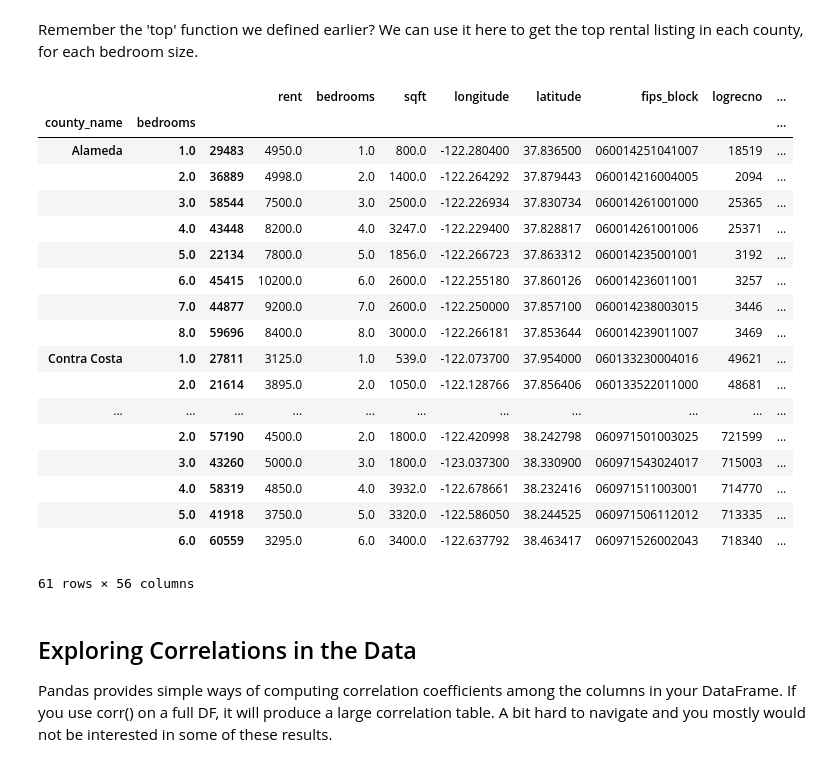
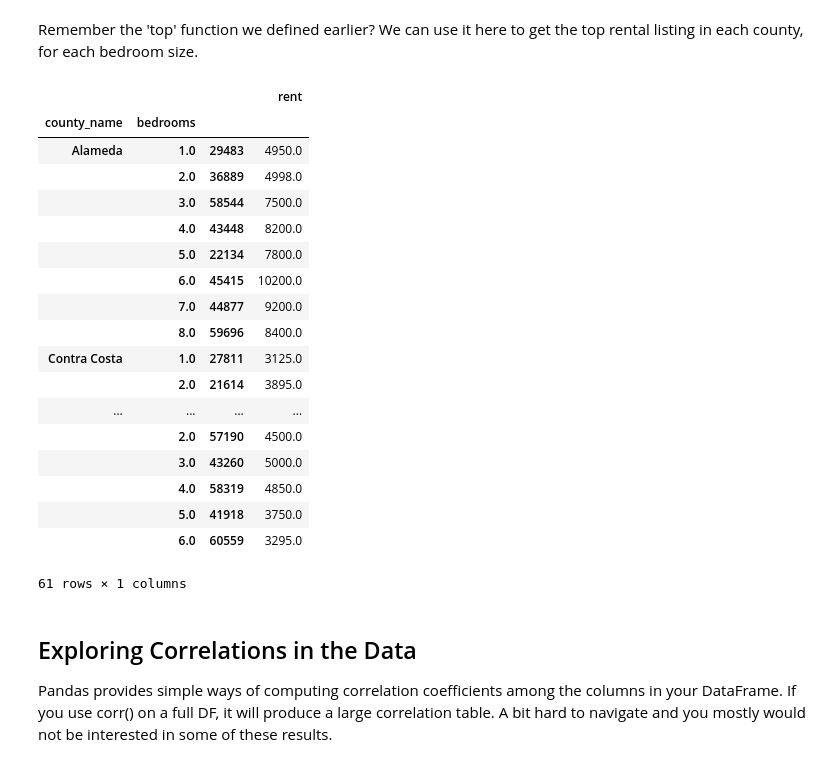
Before and after one commit to waddell/CP255, a Jupyter notebook: 05-data-manipulation/advanced-data-manipulation.ipynb, the cells around one changed output. Saved outputs shown, nothing was run; the diff lists cells and outputs as text; code cells hidden in the pictures.

```diff
--- a/05-data-manipulation/advanced-data-manipulation.ipynb
+++ b/05-data-manipulation/advanced-data-manipulation.ipynb
@@ -711,27 +712,27 @@ rentals_sf1[rentals_sf1['bedrooms']<4].groupby(['county_name', 'bedrooms'])[['re
 # %% [markdown]
 Remember the 'top' function we defined earlier? We can use it here to get the top rental listing in each county, for each bedroom size.
 # %%
-rentals_sf1.groupby(['county_name', 'bedrooms']).apply(top, n=1, column='rent')
+rentals_sf1.groupby(['county_name', 'bedrooms']).apply(top, n=1, column='rent')[['rent']]
 # %% [output]
-|  |  |  | rent | bedrooms | sqft | longitude | latitude | fips_block | logrecno | ... |
-| county_name | bedrooms |  |  |  |  |  |  |  |  | ... |
-| Alameda | 1.0 | 29483 | 4950.0 | 1.0 | 800.0 | -122.280400 | 37.836500 | 060014251041007 | 18519 | ... |
-|  | 2.0 | 36889 | 4998.0 | 2.0 | 1400.0 | -122.264292 | 37.879443 | 060014216004005 | 2094 | ... |
-|  | 3.0 | 58544 | 7500.0 | 3.0 | 2500.0 | -122.226934 | 37.830734 | 060014261001000 | 25365 | ... |
-|  | 4.0 | 43448 | 8200.0 | 4.0 | 3247.0 | -122.229400 | 37.828817 | 060014261001006 | 25371 | ... |
-|  | 5.0 | 22134 | 7800.0 | 5.0 | 1856.0 | -122.266723 | 37.863312 | 060014235001001 | 3192 | ... |
-|  | 6.0 | 45415 | 10200.0 | 6.0 | 2600.0 | -122.255180 | 37.860126 | 060014236011001 | 3257 | ... |
-|  | 7.0 | 44877 | 9200.0 | 7.0 | 2600.0 | -122.250000 | 37.857100 | 060014238003015 | 3446 | ... |
-|  | 8.0 | 59696 | 8400.0 | 8.0 | 3000.0 | -122.266181 | 37.853644 | 060014239011007 | 3469 | ... |
-| Contra Costa | 1.0 | 27811 | 3125.0 | 1.0 | 539.0 | -122.073700 | 37.954000 | 060133230004016 | 49621 | ... |
-|  | 2.0 | 21614 | 3895.0 | 2.0 | 1050.0 | -122.128766 | 37.856406 | 060133522011000 | 48681 | ... |
-| ... | ... | ... | ... | ... | ... | ... | ... | ... | ... | ... |
-|  | 2.0 | 57190 | 4500.0 | 2.0 | 1800.0 | -122.420998 | 38.242798 | 060971501003025 | 721599 | ... |
-|  | 3.0 | 43260 | 5000.0 | 3.0 | 1800.0 | -123.037300 | 38.330900 | 060971543024017 | 715003 | ... |
-|  | 4.0 | 58319 | 4850.0 | 4.0 | 3932.0 | -122.678661 | 38.232416 | 060971511003001 | 714770 | ... |
-|  | 5.0 | 41918 | 3750.0 | 5.0 | 3320.0 | -122.586050 | 38.244525 | 060971506112012 | 713335 | ... |
-|  | 6.0 | 60559 | 3295.0 | 6.0 | 3400.0 | -122.637792 | 38.463417 | 060971526002043 | 718340 | ... |
+|  |  |  | rent |
+| county_name | bedrooms |  |  |
+| Alameda | 1.0 | 29483 | 4950.0 |
+|  | 2.0 | 36889 | 4998.0 |
+|  | 3.0 | 58544 | 7500.0 |
+|  | 4.0 | 43448 | 8200.0 |
+|  | 5.0 | 22134 | 7800.0 |
+|  | 6.0 | 45415 | 10200.0 |
+|  | 7.0 | 44877 | 9200.0 |
+|  | 8.0 | 59696 | 8400.0 |
+| Contra Costa | 1.0 | 27811 | 3125.0 |
+|  | 2.0 | 21614 | 3895.0 |
+| ... | ... | ... | ... |
+|  | 2.0 | 57190 | 4500.0 |
+|  | 3.0 | 43260 | 5000.0 |
+|  | 4.0 | 58319 | 4850.0 |
+|  | 5.0 | 41918 | 3750.0 |
+|  | 6.0 | 60559 | 3295.0 |
-61 rows × 56 columns
+61 rows × 1 columns
 # %% [markdown]
 ## Exploring Correlations in the Data
 
```
Also changed, not shown: parts of 3 cells of this notebook, 8 other files.
